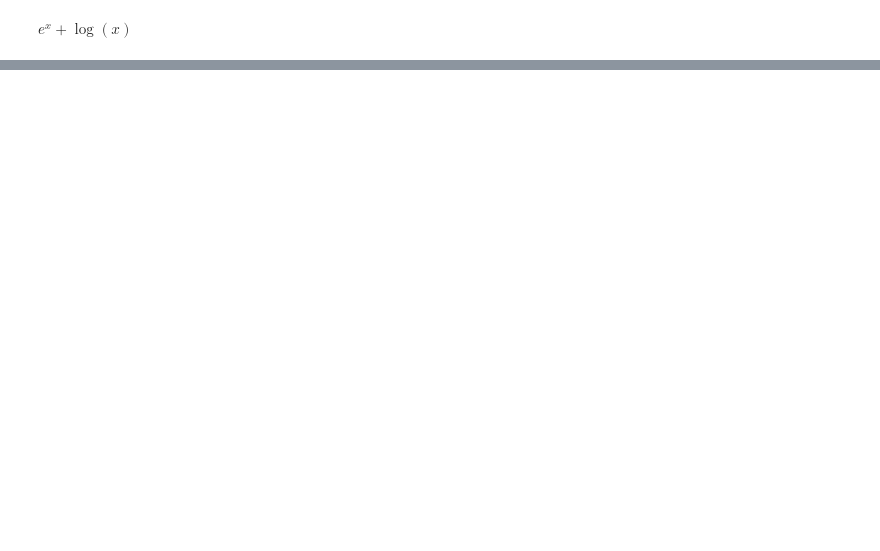
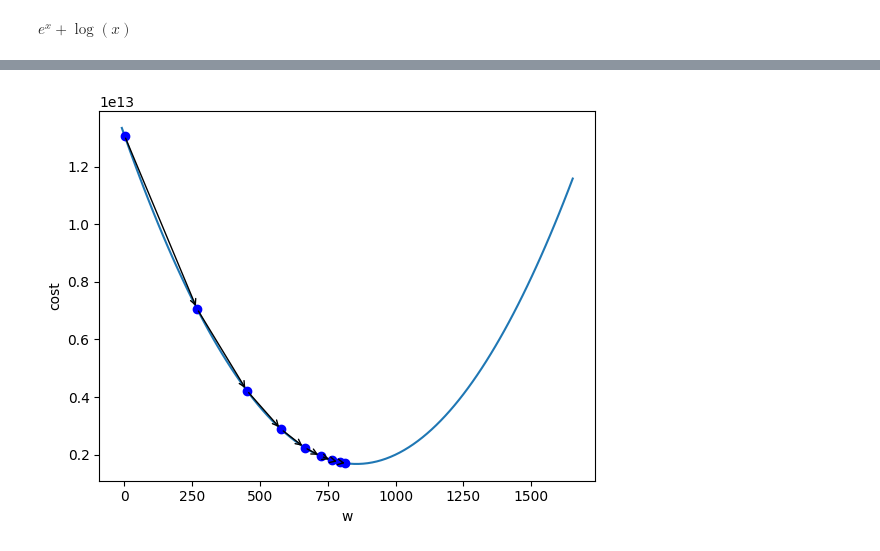
Before and after one commit to ksreekanth77/Machine-Learning, a Jupyter notebook: gradient_descent.ipynb, the cells around one changed output, grey strips where cells are left out. Saved outputs shown, nothing was run; the diff lists cells and outputs as text; code cells hidden in the pictures; blank space fills up the shorter version.

```diff
--- a/gradient_descent.ipynb
+++ b/gradient_descent.ipynb
@@ -255,0 +372,33 @@ $\displaystyle W\left(-1\right)$
+# %%
+
+
+def cost_function(x, y, w, b):
+  return 1/(2*len(y))*np.sum((w*x + b - y)**2)
+
+def dw_dx(x, y, w, b):
+  return 1/(len(y)) * np.dot((w*x+b)-y,x)
+
+def db_dx(x, y, w, b):
+  return 1/(len(y)) * np.sum((w*x+b)-y)
+
+
+def gradient_descent(x, y, w, b, alpha=0.1, iters=100):
+
+  costs = {'w' : [], 'b':[], 'cost':[]}
+  for i in range(iters):
+    grad_dw = dw_dx(x, y, w, b)
+    dw = w - alpha * grad_dw
+    db = b - alpha * db_dx(x, y, w, b)
+
+    if i%(iters//10) == 0:
+      cost = cost_function(x, y, w, b)
+      costs['w'].append(w)
+      costs['b'].append(b)
+      costs['cost'].append(cost)
+      print(f"Cost at iteration {i} : {cost}")
+    w,b = dw, db
+
+  return w, b, costs
+# %%
+w_grad,b_grad = 1, 1
+w_grad, b_grad, costs = gradient_descent(x, y, w_grad, b_grad, alpha = 10**-8, iters=10)
@@ -255,0 +416,10 @@ $\displaystyle W\left(-1\right)$
+# %%
+w_s = costs["w"]
+b_s = costs["b"]
+costs_s = costs["cost"]
+w_min, w_max = min(w_s), max(w_s)
+b_min, b_max = min(w_s), max(w_s)
+# %%
+plot_gradient_descent(cost_function, w_s, costs_s, w = True, x_min=w_min, x_max=w_max)
+# %% [output]
+[figure, added]
```
Also changed, not shown: parts of 40 cells of this notebook.
